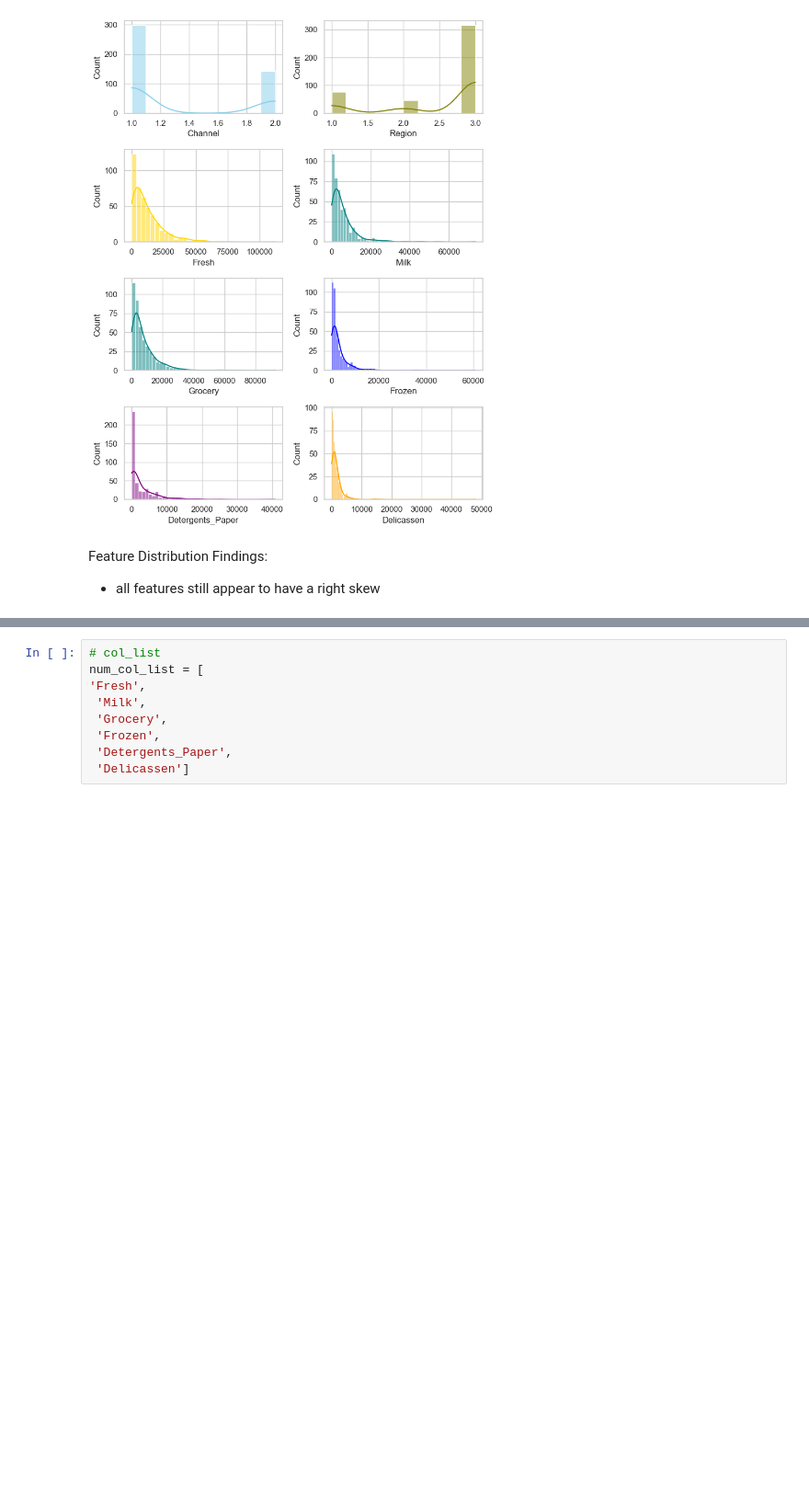
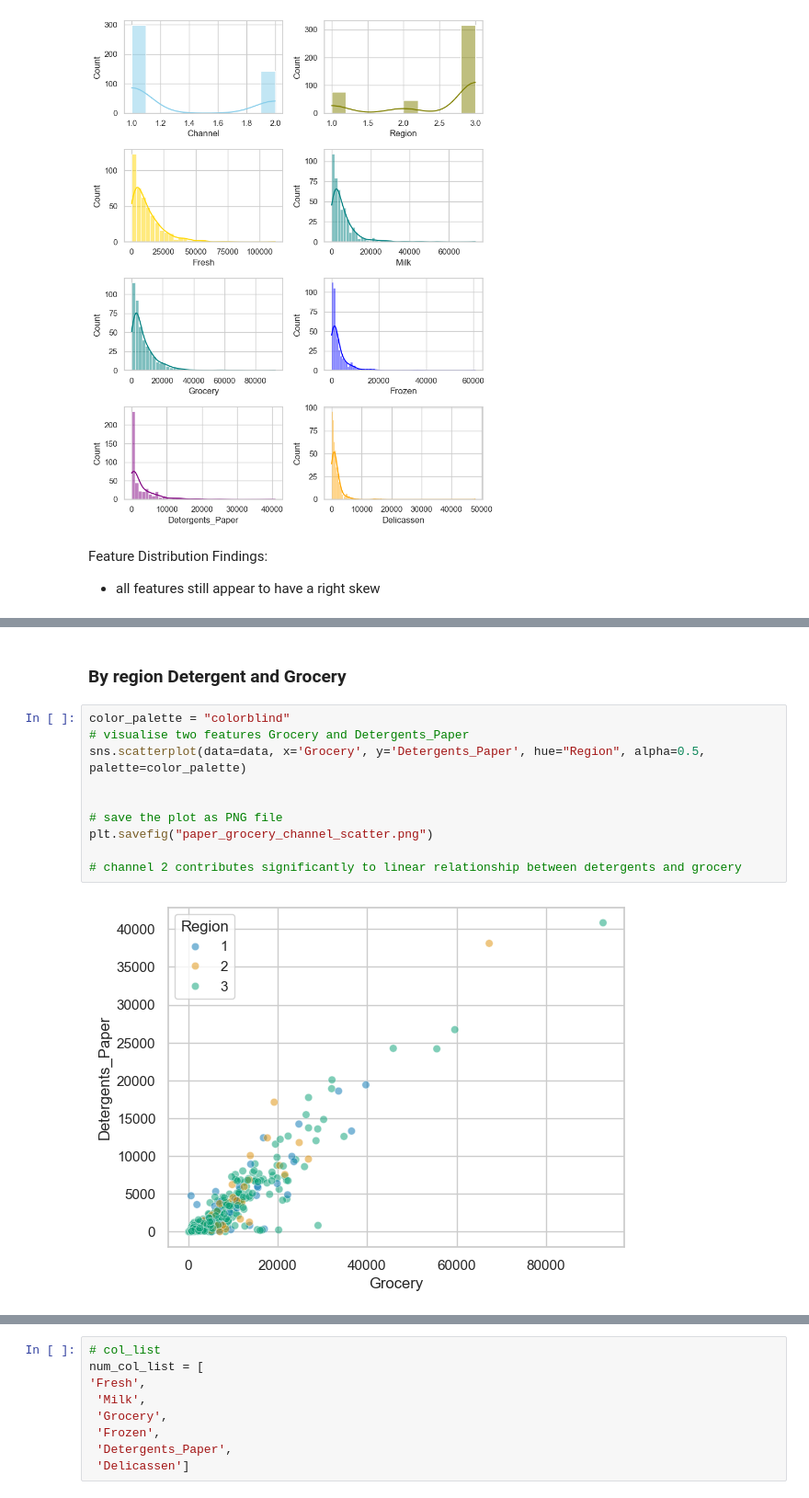
Before and after one commit to brigittesullivan/w23-unsupervised-learning-project, a Jupyter notebook: Unsupervised Learning - Project.ipynb, the cells around one changed output, grey strips where cells are left out. Shown at 92% size. Saved outputs shown, nothing was run; the diff lists cells and outputs as text; blank space fills up the shorter version.

```diff
--- a/Unsupervised Learning - Project.ipynb
+++ b/Unsupervised Learning - Project.ipynb
@@ -207,0 +225,14 @@ plt.savefig("milk_Grocery.png")
+# %% [markdown]
+### By region Detergent and Grocery
+# %%
+color_palette = "colorblind"
+# visualise two features Grocery and Detergents_Paper
+sns.scatterplot(data=data, x='Grocery', y='Detergents_Paper', hue="Region", alpha=0.5, palette=color_palette)
+
+
+# save the plot as PNG file
+plt.savefig("paper_grocery_channel_scatter.png")
+
+# channel 2 contributes significantly to linear relationship between detergents and grocery
+# %% [output]
+[figure, added]
```
Also changed, not shown: parts of 20 cells of this notebook, 2 other files.
